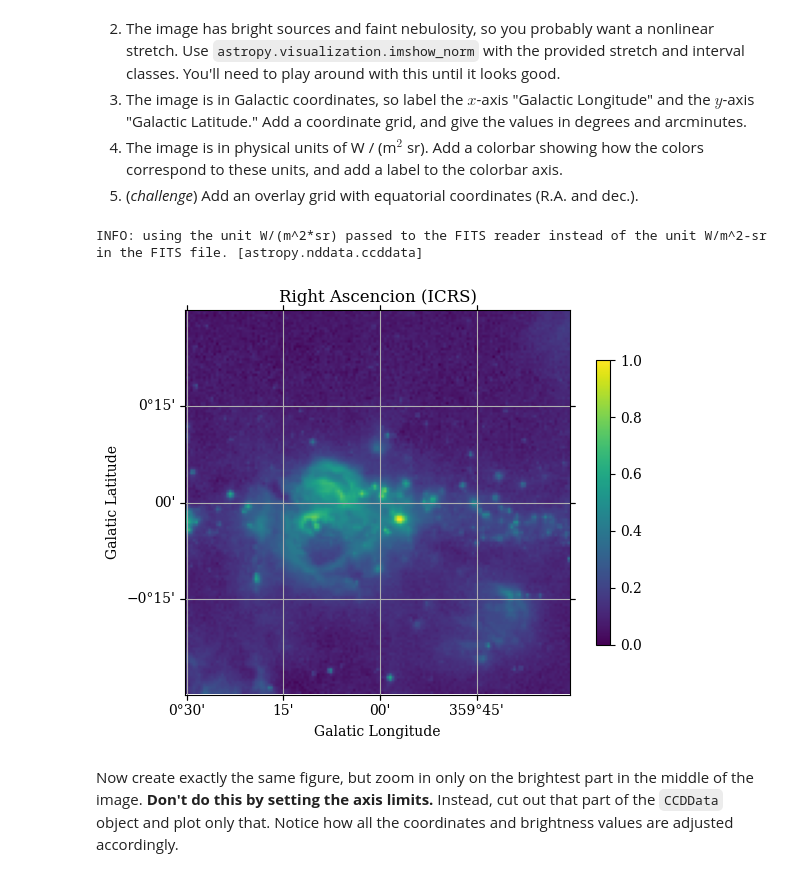
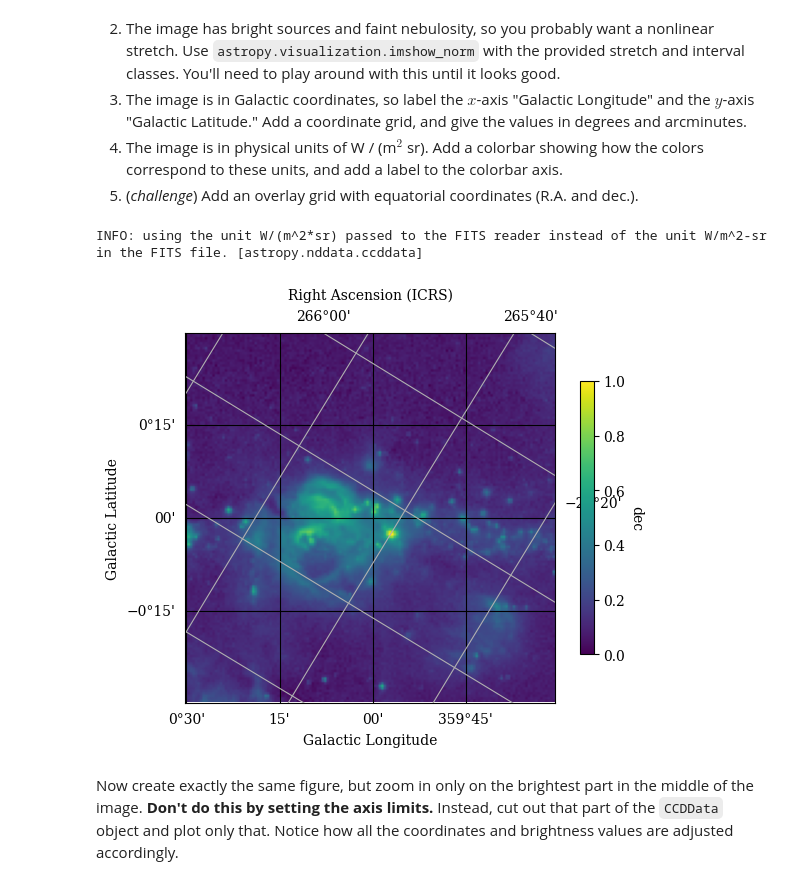
Before and after one commit to ASTR154/data-visualization, a Jupyter notebook: data-visualization.ipynb, the cells around one changed output. Saved outputs shown, nothing was run; the diff lists cells and outputs as text; code cells hidden in the pictures.

```diff
--- a/data-visualization.ipynb
+++ b/data-visualization.ipynb
@@ -29,39 +29,51 @@ from astropy.nddata import Cutout2D
 # %%
 # get the name of the file from Astropy's data server
 filename = get_pkg_data_filename('galactic_center/gc_msx_e.fits')
 
 # read the file in as a CCDData object; the units are formatted incorrectly in the header
 ccddata = CCDData.read(filename, unit='W/(m^2*sr)')
 
 # create a new figure and axis with a WCS projection
 fig=plt.figure()
 ax = fig.add_subplot(projection=ccddata.wcs)
 
 data = ccddata.data
 stretch = LogStretch(900)
 stretched_data = stretch(data/data.max())
 
 image = plt.imshow(stretched_data, origin ='lower')
 
 # display the image on that axis with a nice stretch
 
 # format the axes
 
 # add a color bar
 plt.colorbar(image, shrink =0.74)
-ax.set_xlabel('Galatic Longitude')
-ax.set_ylabel('Galatic Latitude')
-ax.set_title('Right Ascencion (ICRS)')
-ax.grid(image)
+
+overlay = ax.get_coords_overlay('fk5')
+
+ax.coords['glon'].set_ticks(color='white')
+ax.coords['glat'].set_ticks(color='white')
+ax.coords['glon'].set_axislabel('Galactic Longitude')
+ax.coords['glat'].set_axislabel('Galactic Latitude')
+ax.coords.grid(color='black')
+
+overlay['ra'].set_ticks(color='white')
+overlay['dec'].set_ticks(color='white')
+overlay['ra'].set_axislabel('Right Ascension (ICRS)')
+overlay.grid()
+# ax.set_xlabel('Galatic Longitude')
+# ax.set_ylabel('Galatic Latitude')
+# ax.set_title('Right Ascencion (ICRS)')
+# ax.coords.grid(lon,lat)
+# lon = ax.coords[0]
+# lat = ax.coords[1]
 # add the overlay grid
 
 # remove padding around axes in figure
-plt.tight_layout()
-
-# save the results
 # %% [output]
 INFO: using the unit W/(m^2*sr) passed to the FITS reader instead of the unit W/m^2-sr in the FITS file. [astropy.nddata.ccddata]
-[figure, old version]
+[figure, new version]
 # %% [markdown]
 Now create exactly the same figure, but zoom in only on the brightest part in the middle of the image. **Don't do this by setting the axis limits.** Instead, cut out that part of the `CCDData` object and plot only that. Notice how all the coordinates and brightness values are adjusted accordingly.
 # %%
```
